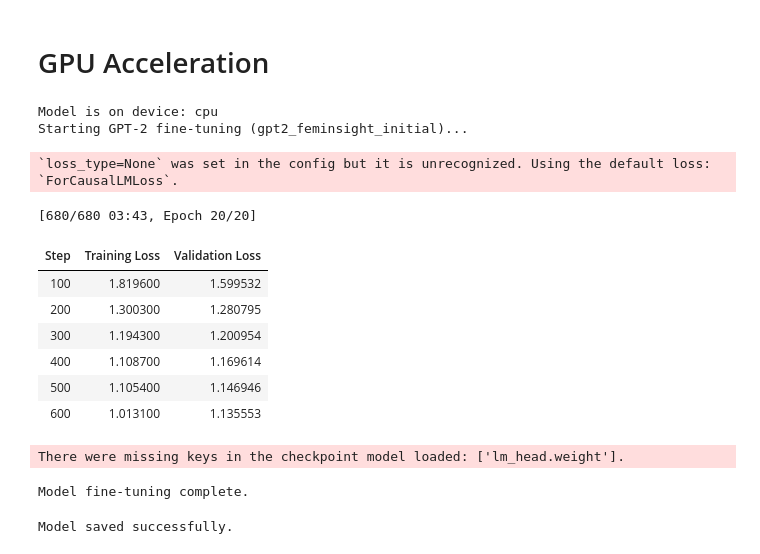
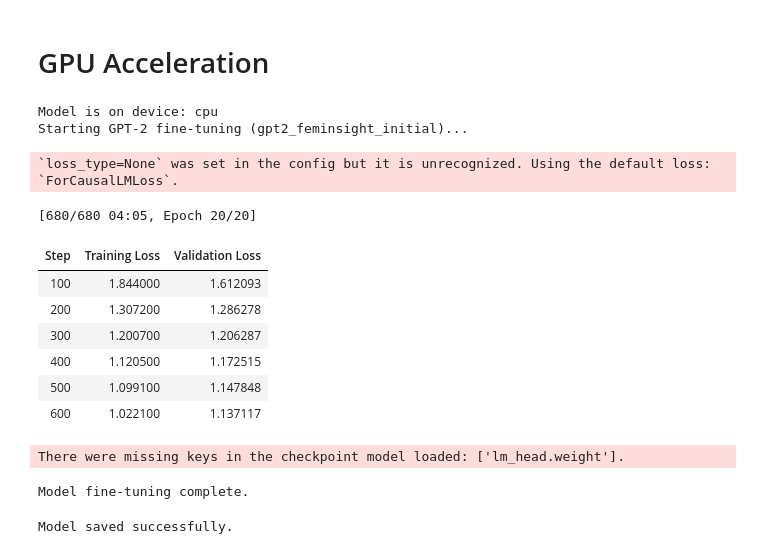
Before and after one commit to Deolinda1506/FemInsight-GPT2, a Jupyter notebook: Notebook/FemInsight_GPT2.ipynb, the cells around one changed output. Cells and saved outputs as stored; diff of their text form; code cells hidden in the pictures.

```diff
--- a/Notebook/FemInsight_GPT2.ipynb
+++ b/Notebook/FemInsight_GPT2.ipynb
@@ -336,13 +340,11 @@ torch.backends.cudnn.benchmark = True
 
 # Model setup
 model = GPT2LMHeadModel.from_pretrained("gpt2")
-model.resize_token_embeddings(len(tokenizer))  # Adjust vocabulary if pad_token added
-print(f"Model is on device: {model.device}") # Check model device
+model.resize_token_embeddings(len(tokenizer))
+print(f"Model is on device: {model.device}")
 
 
 # Dataset format
-# Ensure tokenized_ds contains "input_ids", "attention_mask" and "labels"
-# tokenized_ds.set_format("torch", columns=["input_ids", "attention_mask", "labels"]) # Removed GPU specific data formatting
 
 # Training arguments
 training_args = TrainingArguments(
@@ -354,44 +356,44 @@ training_args = TrainingArguments(
     num_train_epochs=20,  # Reasonable starting point
     eval_strategy="steps",
     eval_steps=100,
-    # fp16=True,  # Use mixed precision on GPU - Removed GPU specific argument
+    fp16=True,  #
     save_steps=500,
     load_best_model_at_end=True,
     metric_for_best_model="eval_loss",
     greater_is_better=False,
-    report_to="none",  # Disable W&B
-    # dataloader_num_workers=2, # Removed GPU specific argument
+    report_to="none",  #
+    dataloader_num_workers=2,
     learning_rate=1e-5,
     warmup_ratio=0.2,
     logging_steps=10,
 )
 
 
 # Trainer setup
 trainer = Trainer(
     model=model,
     args=training_args,
     train_dataset=tokenized_ds["train"],
     eval_dataset=tokenized_ds["test"],
     callbacks=[EarlyStoppingCallback(early_stopping_patience=8)]
 )
 
 # Start training
 print("Starting GPT-2 fine-tuning (gpt2_feminsight_initial)...")
 trainer.train()
 print("Model fine-tuning complete.")
 # %% [output]
 Model is on device: cpu
 Starting GPT-2 fine-tuning (gpt2_feminsight_initial)...
 `loss_type=None` was set in the config but it is unrecognized. Using the default loss: `ForCausalLMLoss`.
-[680/680 03:43, Epoch 20/20]
+[680/680 04:05, Epoch 20/20]
 | Step | Training Loss | Validation Loss |
-| 100 | 1.819600 | 1.599532 |
-| 200 | 1.300300 | 1.280795 |
-| 300 | 1.194300 | 1.200954 |
-| 400 | 1.108700 | 1.169614 |
-| 500 | 1.105400 | 1.146946 |
-| 600 | 1.013100 | 1.135553 |
+| 100 | 1.844000 | 1.612093 |
+| 200 | 1.307200 | 1.286278 |
+| 300 | 1.200700 | 1.206287 |
+| 400 | 1.120500 | 1.172515 |
+| 500 | 1.099100 | 1.147848 |
+| 600 | 1.022100 | 1.137117 |
 There were missing keys in the checkpoint model loaded: ['lm_head.weight'].
 Model fine-tuning complete.
 # %%
```
Also changed, not shown: parts of 14 cells of this notebook.
